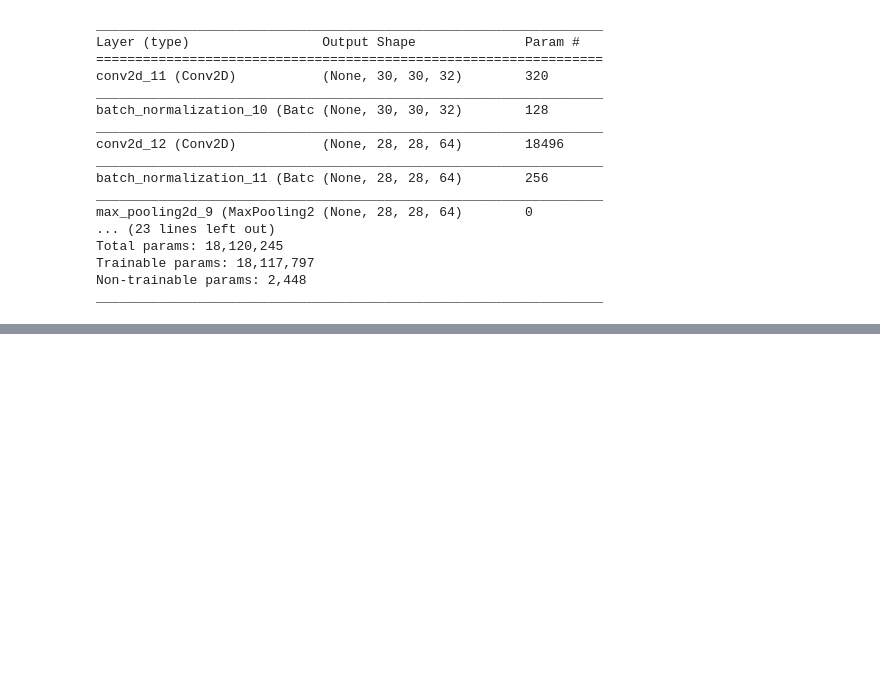
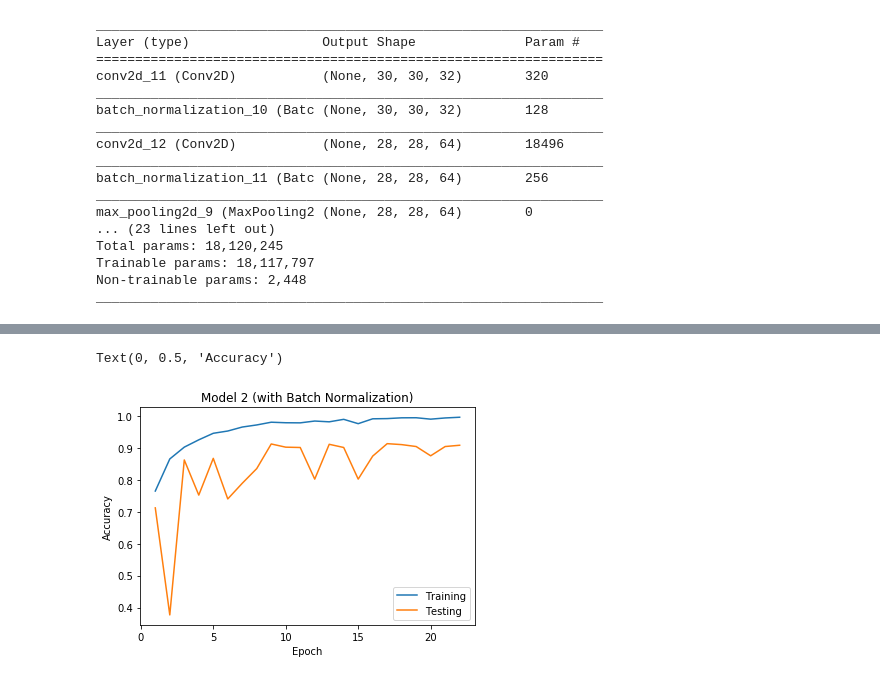
Before and after one commit to AbirHassan/DoodleDetect, a Jupyter notebook: despacito2.ipynb, the cells around one changed output, grey strips where cells are left out. Cells and saved outputs as stored; diff of their text form; code cells hidden in the pictures; blank space fills up the shorter version.

```diff
--- a/despacito2.ipynb
+++ b/despacito2.ipynb
@@ -345,3 +360,15 @@ Epoch 4/22
 model.save('test2')
 keras.metrics.top_3_accuracy = top_3_accuracy
 model = keras.models.load_model('test2', custom_objects= {'metrics':['accuracy', top_3_accuracy]})
+# %%
+mode21Hist = history_cb
+xVal = np.arange(1, 23, 1)
+plt.plot(xVal, mode21Hist.acc)
+plt.plot(xVal, mode21Hist.val_acc)
+plt.title('Model 2 (with Batch Normalization)')
+plt.legend(("Training", "Testing"), loc="best")
+plt.xlabel('Epoch')
+plt.ylabel('Accuracy')
+# %% [output]
+Text(0, 0.5, 'Accuracy')
+[figure, added]
```
Also changed, not shown: parts of 16 cells of this notebook.
